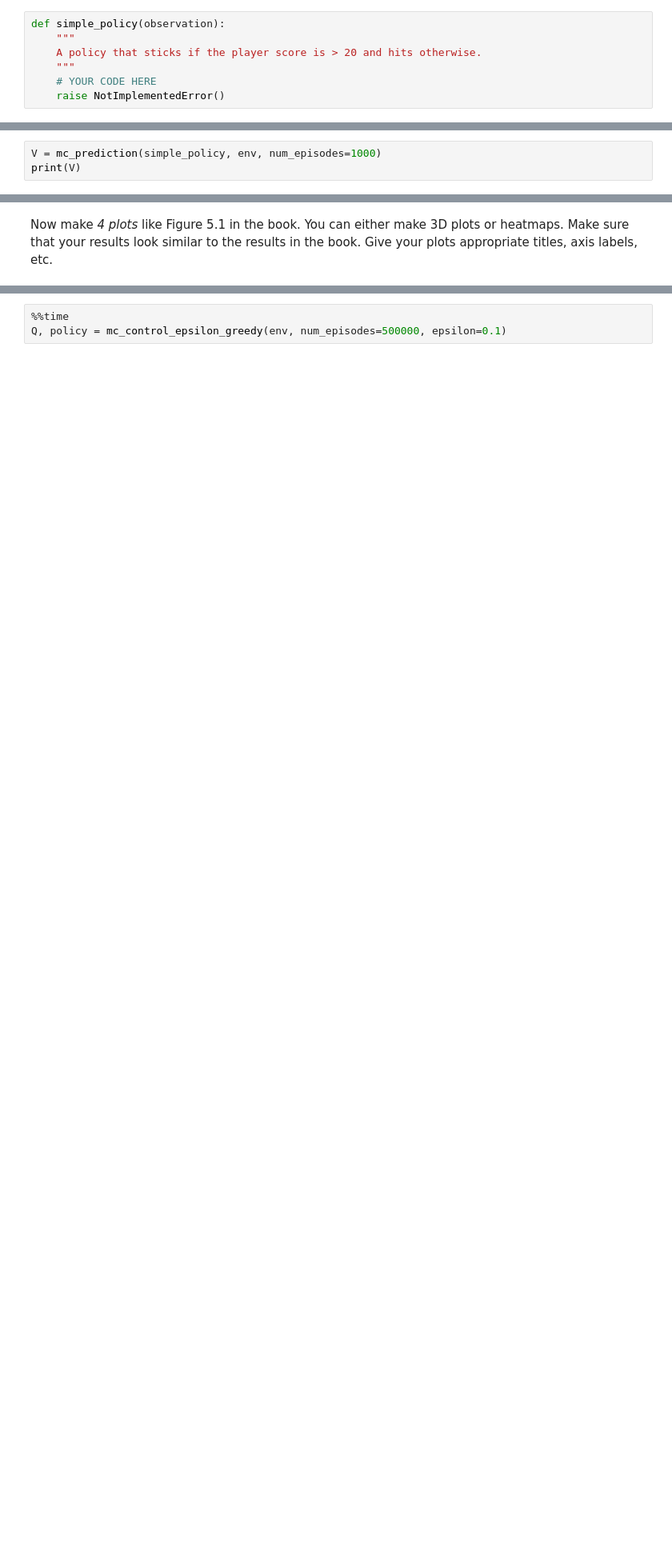
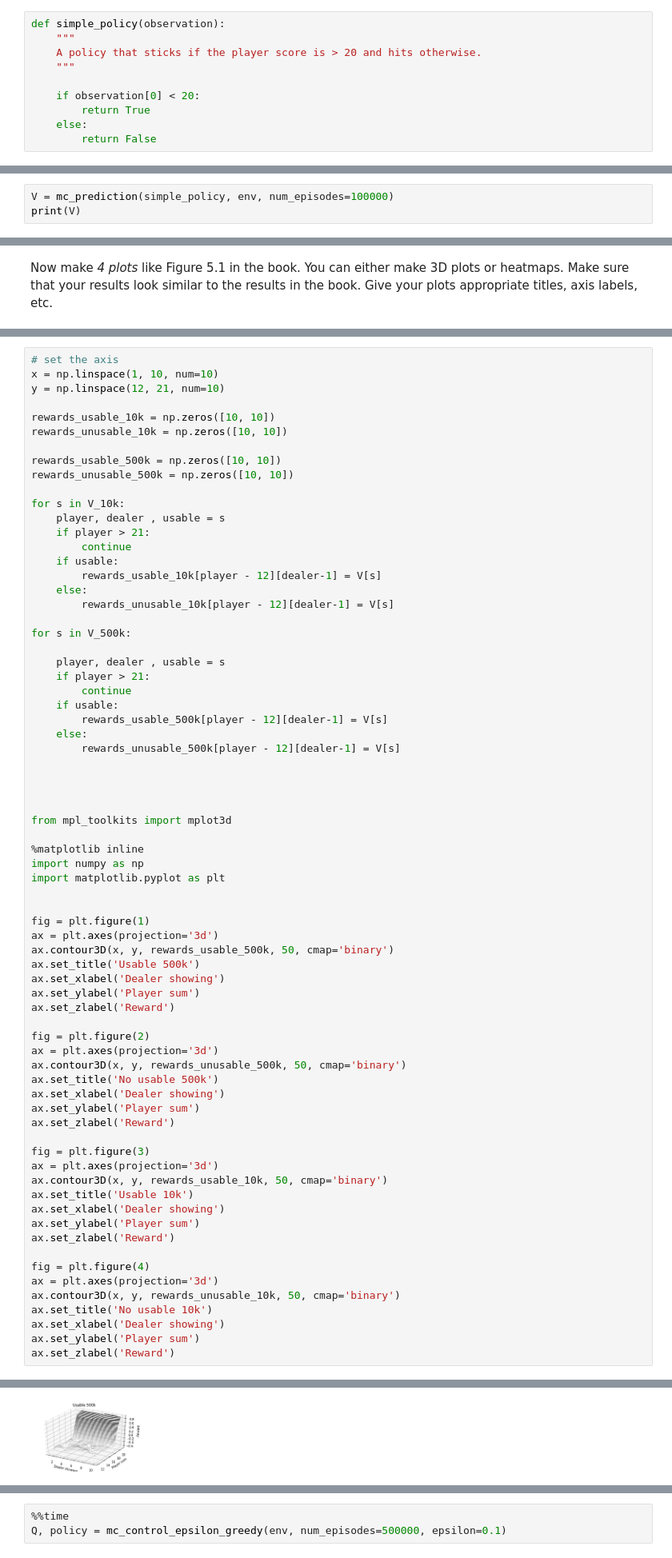
Before and after one commit to kondilidisn/RL, a Jupyter notebook: lab1.ipynb, the cells around one changed output, grey strips where cells are left out. Shown at 80% size. Cells and saved outputs as stored; diff of their text form; blank space fills up the shorter version.

```diff
--- a/lab1.ipynb
+++ b/lab1.ipynb
@@ -362,8 +360,11 @@ def simple_policy(observation):
     """
     A policy that sticks if the player score is > 20 and hits otherwise.
     """
-    # YOUR CODE HERE
-    raise NotImplementedError()
+
+    if observation[0] < 20:
+        return True
+    else:
+        return False
 # %%
 s = env.reset()
 print(s)
@@ -404,5 +436,5 @@ def mc_prediction(policy, env, num_episodes, discount_factor=1.0):
 
     return V
 # %%
-V = mc_prediction(simple_policy, env, num_episodes=1000)
+V = mc_prediction(simple_policy, env, num_episodes=100000)
 print(V)
@@ -418,0 +453,72 @@ raise NotImplementedError()
+# %%
+# set the axis
+x = np.linspace(1, 10, num=10)
+y = np.linspace(12, 21, num=10)
+
+rewards_usable_10k = np.zeros([10, 10])
+rewards_unusable_10k = np.zeros([10, 10])
+
+rewards_usable_500k = np.zeros([10, 10])
+rewards_unusable_500k = np.zeros([10, 10])
+
+for s in V_10k:
+    player, dealer , usable = s
+    if player > 21:
+        continue
+    if usable:
+        rewards_usable_10k[player - 12][dealer-1] = V[s]
+    else:
+        rewards_unusable_10k[player - 12][dealer-1] = V[s]
+
+for s in V_500k:
+
+    player, dealer , usable = s
+    if player > 21:
+        continue
+    if usable:
+        rewards_usable_500k[player - 12][dealer-1] = V[s]
+    else:
+        rewards_unusable_500k[player - 12][dealer-1] = V[s]
+
+
+
+
+from mpl_toolkits import mplot3d
+
+%matplotlib inline
+import numpy as np
+import matplotlib.pyplot as plt
+
+
+fig = plt.figure(1)
+ax = plt.axes(projection='3d')
+ax.contour3D(x, y, rewards_usable_500k, 50, cmap='binary')
+ax.set_title('Usable 500k')
+ax.set_xlabel('Dealer showing')
+ax.set_ylabel('Player sum')
+ax.set_zlabel('Reward')
+
+fig = plt.figure(2)
+ax = plt.axes(projection='3d')
+ax.contour3D(x, y, rewards_unusable_500k, 50, cmap='binary')
+ax.set_title('No usable 500k')
+ax.set_xlabel('Dealer showing')
+ax.set_ylabel('Player sum')
+ax.set_zlabel('Reward')
+
+fig = plt.figure(3)
+ax = plt.axes(projection='3d')
+ax.contour3D(x, y, rewards_usable_10k, 50, cmap='binary')
+ax.set_title('Usable 10k')
+ax.set_xlabel('Dealer showing')
+ax.set_ylabel('Player sum')
+ax.set_zlabel('Reward')
+
+fig = plt.figure(4)
+ax = plt.axes(projection='3d')
+ax.contour3D(x, y, rewards_unusable_10k, 50, cmap='binary')
+ax.set_title('No usable 10k')
+ax.set_xlabel('Dealer showing')
+ax.set_ylabel('Player sum')
+ax.set_zlabel('Reward')
+# %% [output]
@@ -418,0 +526 @@ raise NotImplementedError()
+[figure, added]
```
Also changed, not shown: parts of 7 cells of this notebook.
